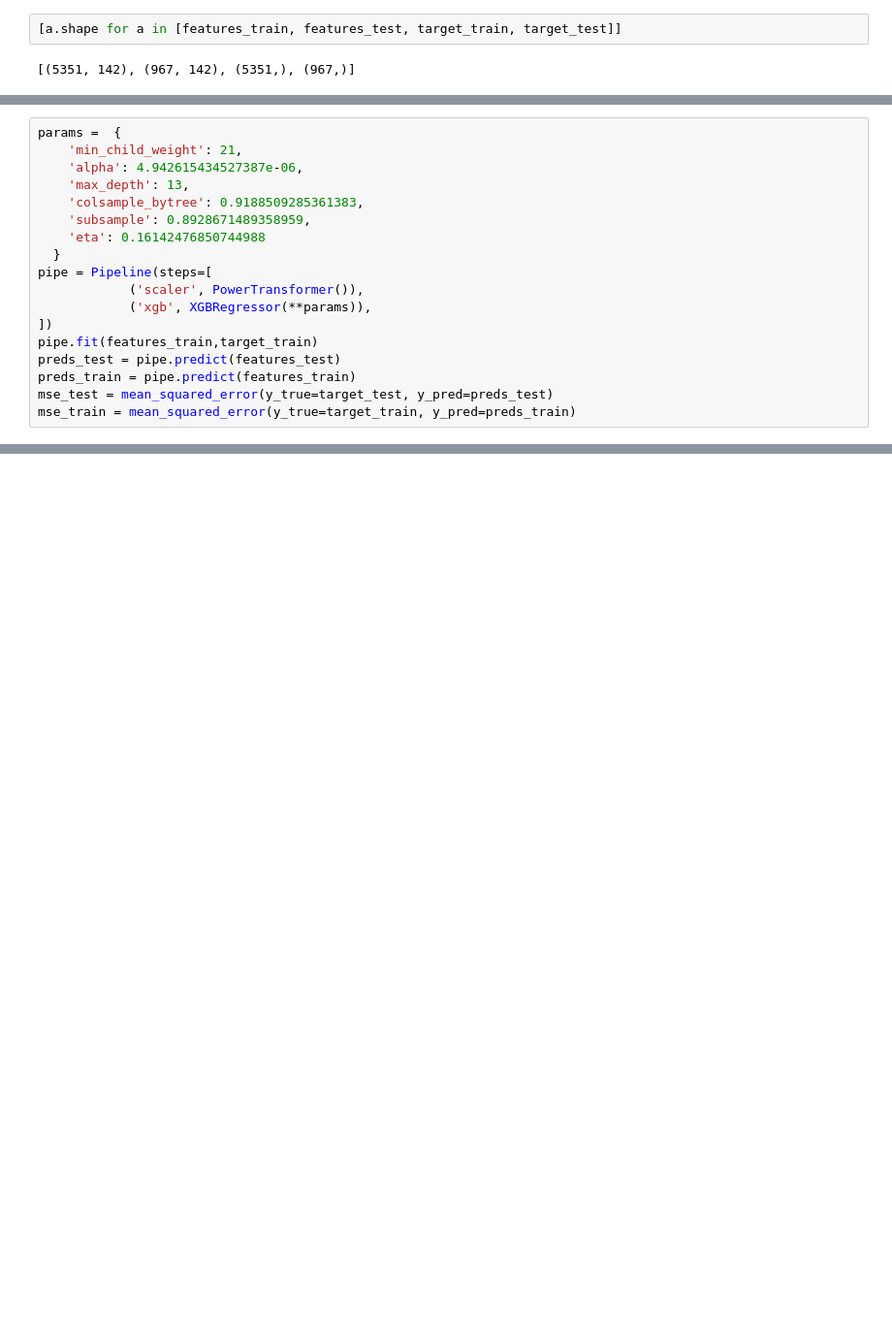
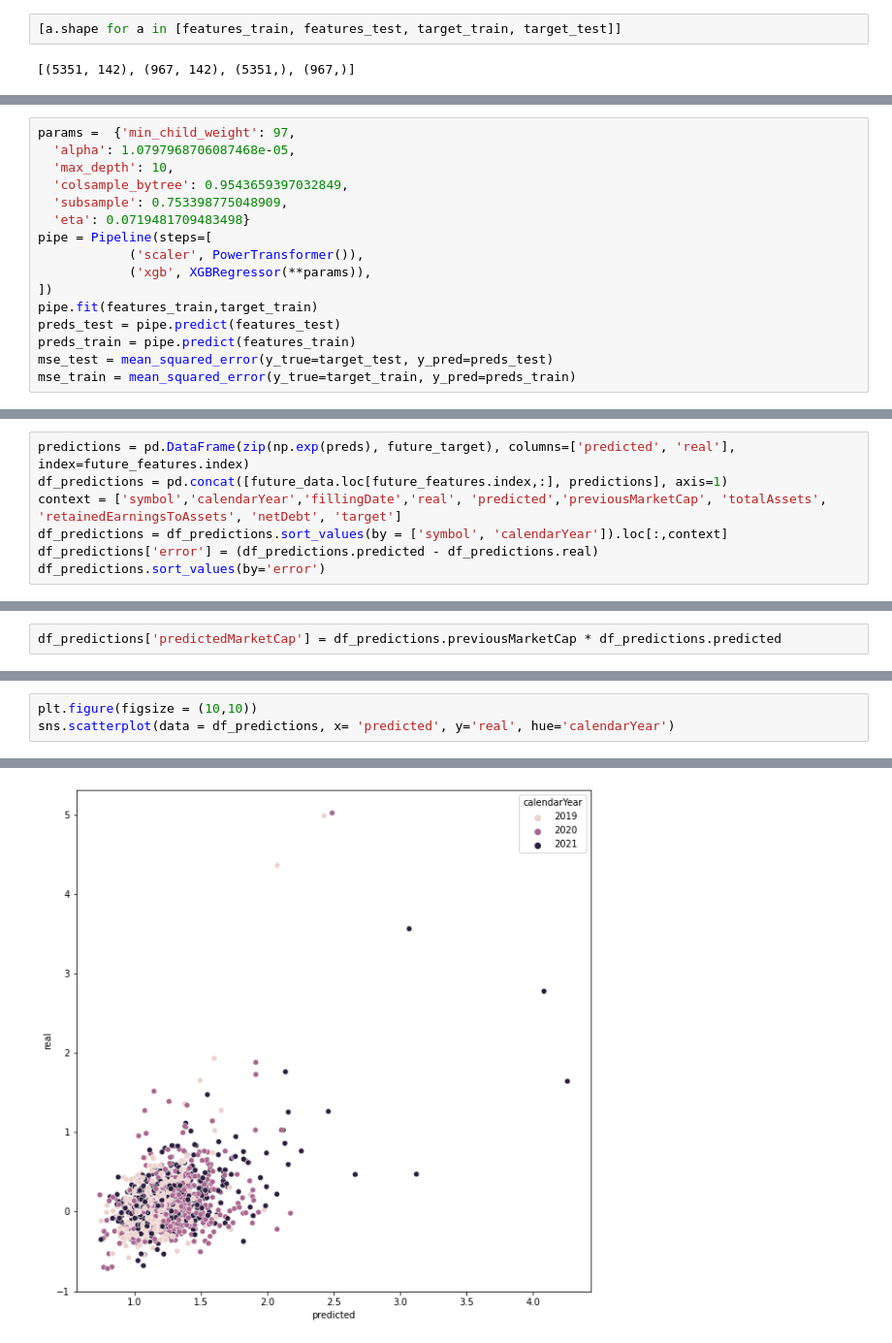
Before and after one commit to FranciscoPala/SP500_constituents_market_cap_estimator, a Jupyter notebook: src/notebooks/model_selection.ipynb, the cells around one changed output, grey strips where cells are left out. Shown at 97% size. Cells and saved outputs as stored; diff of their text form; blank space fills up the shorter version.

```diff
--- a/src/notebooks/model_selection.ipynb
+++ b/src/notebooks/model_selection.ipynb
@@ -706,12 +704,10 @@ study.best_trial.value, study.best_trial.params
 # %%
-params =  {
-    'min_child_weight': 21,
-    'alpha': 4.942615434527387e-06,
-    'max_depth': 13,
-    'colsample_bytree': 0.9188509285361383,
-    'subsample': 0.8928671489358959,
-    'eta': 0.16142476850744988
-  }
+params =  {'min_child_weight': 97,
+  'alpha': 1.0797968706087468e-05,
+  'max_depth': 10,
+  'colsample_bytree': 0.9543659397032849,
+  'subsample': 0.753398775048909,
+  'eta': 0.0719481709483498}
 pipe = Pipeline(steps=[
             ('scaler', PowerTransformer()),
             ('xgb', XGBRegressor(**params)),
@@ -737,0 +746,7 @@ mse = mean_squared_error(y_true=future_target, y_pred=preds)
+# %%
+predictions = pd.DataFrame(zip(np.exp(preds), future_target), columns=['predicted', 'real'], index=future_features.index)
+df_predictions = pd.concat([future_data.loc[future_features.index,:], predictions], axis=1)
+context = ['symbol','calendarYear','fillingDate','real', 'predicted','previousMarketCap', 'totalAssets', 'retainedEarningsToAssets', 'netDebt', 'target']
+df_predictions = df_predictions.sort_values(by = ['symbol', 'calendarYear']).loc[:,context]
+df_predictions['error'] = (df_predictions.predicted - df_predictions.real)
+df_predictions.sort_values(by='error')
@@ -737,0 +767,2 @@ mse = mean_squared_error(y_true=future_target, y_pred=preds)
+# %%
+df_predictions['predictedMarketCap'] = df_predictions.previousMarketCap * df_predictions.predicted
@@ -737,0 +805,4 @@ mse = mean_squared_error(y_true=future_target, y_pred=preds)
+# %%
+plt.figure(figsize = (10,10))
+sns.scatterplot(data = df_predictions, x= 'predicted', y='real', hue='calendarYear')
+# %% [output]
@@ -737,0 +810 @@ mse = mean_squared_error(y_true=future_target, y_pred=preds)
+[figure, added]
```
Also changed, not shown: parts of 16 cells of this notebook, 1 other file.
